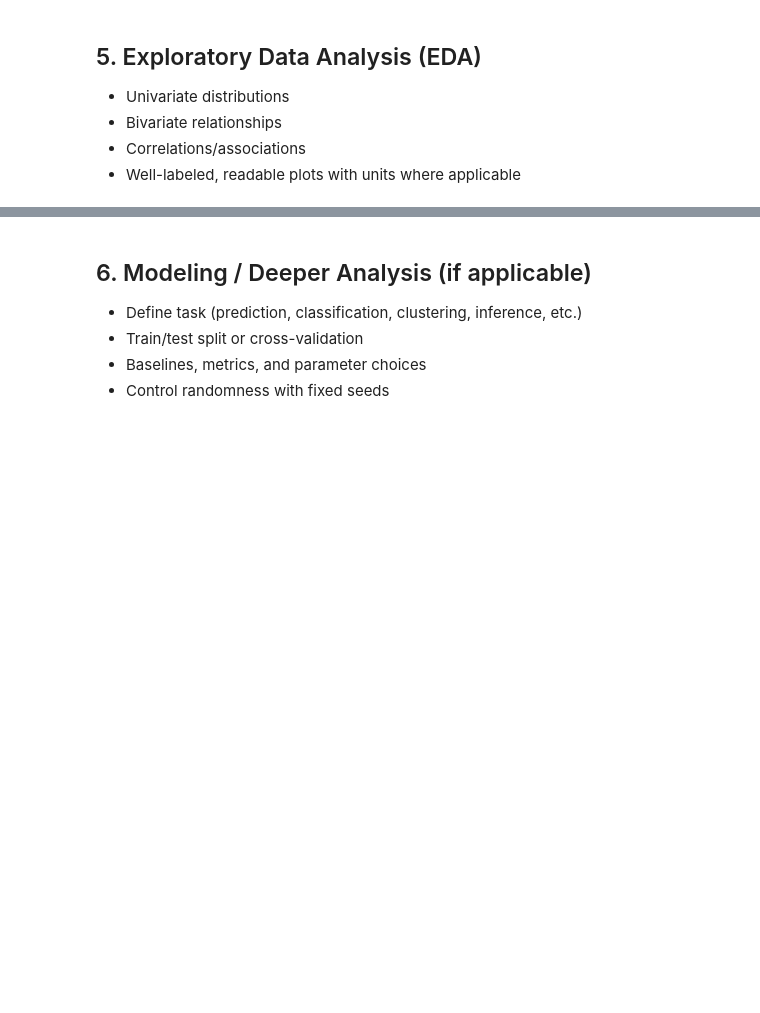
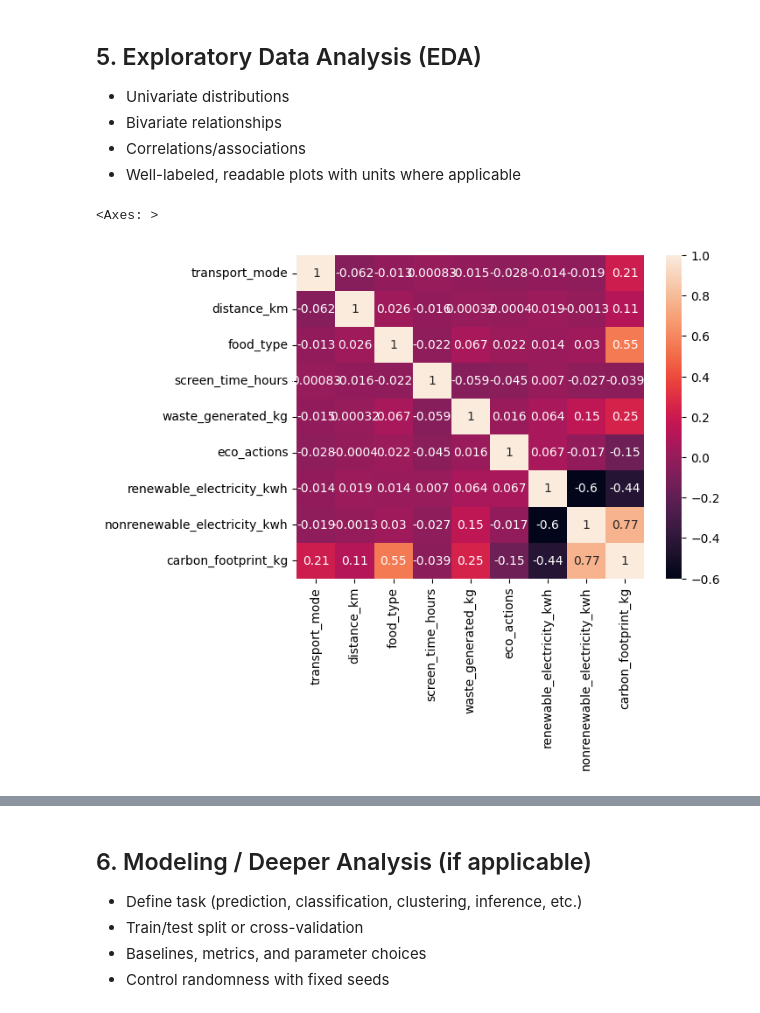
Before and after one commit to XunMMU/dsf-carbon, a Jupyter notebook: TT3L_G01_Notebook.ipynb, the cells around one changed output, grey strips where cells are left out. Drawn from its saved outputs; the diff is of its cells as text; code cells hidden in the pictures; blank space fills up the shorter version.

```diff
--- a/TT3L_G01_Notebook.ipynb
+++ b/TT3L_G01_Notebook.ipynb
@@ -170,0 +228,5 @@ dtype: int64
+# %%
+df["renewable_electricity_kwh"] = df["electricity_kwh"] * df["renewable_usage_pct"] / 100
+df["nonrenewable_electricity_kwh"] = df["electricity_kwh"] - df["renewable_electricity_kwh"]
+df.drop(columns=["electricity_kwh", "renewable_usage_pct"], inplace=True)
+df
@@ -170,0 +249,3 @@ dtype: int64
+# %%
+df['food_type'] = df['food_type'].map({'Veg': 0, 'Mixed': 1, 'Non-Veg': 2})
+df
@@ -170,0 +268,4 @@ dtype: int64
+# %%
+df['transport_mode'] = df['transport_mode'].map(
+    {'Bike': 0, 'Walk': 1, 'EV': 2, 'Bus': 4, 'Car': 5})
+df
@@ -174,3 +347,14 @@ dtype: int64
 - Bivariate relationships
 - Correlations/associations
 - Well-labeled, readable plots with units where applicable
+# %%
+sns.heatmap(
+    df[
+        ['transport_mode', 'distance_km', 'food_type',
+         'screen_time_hours', 'waste_generated_kg', 'eco_actions',
+         'renewable_electricity_kwh', 'nonrenewable_electricity_kwh',
+         'carbon_footprint_kg']
+    ].corr(), annot=True)
+# %% [output]
+<Axes: >
+[figure, added]
```
Also changed, not shown: parts of 37 cells of this notebook, 8 other files.
